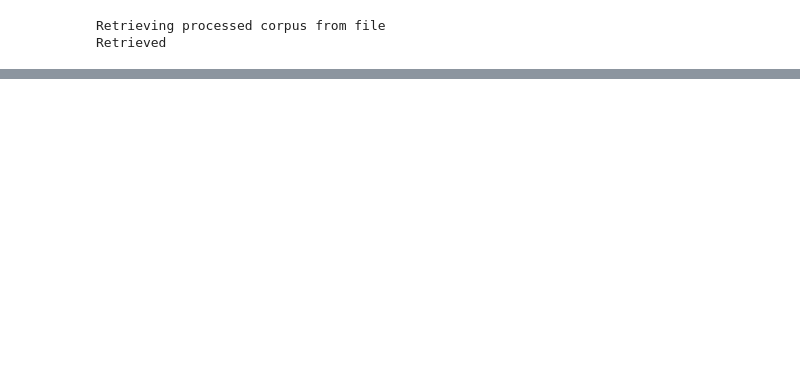
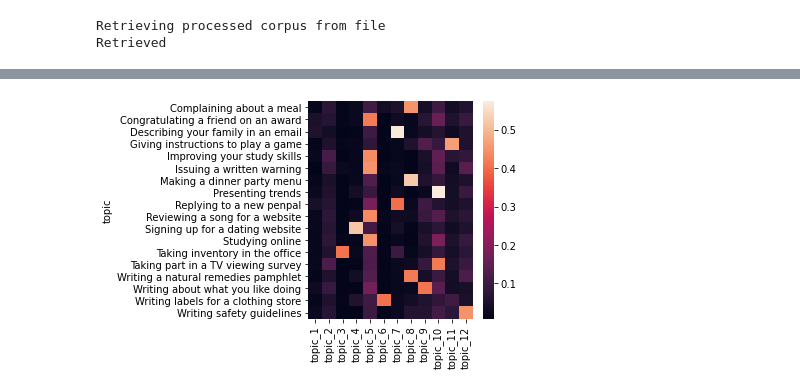
Before and after one commit to langdonholmes/efcamdat-data-cleaning, a Jupyter notebook: TopicModellingPrep.ipynb, the cells around one changed output, grey strips where cells are left out. Cells and saved outputs as stored; diff of their text form; code cells hidden in the pictures; blank space fills up the shorter version.

```diff
--- a/TopicModellingPrep.ipynb
+++ b/TopicModellingPrep.ipynb
@@ -83,13 +127,11 @@ def compute_bigrams(processed_docs):
                 processed_docs[idx].append(token)
     return processed_docs
 # %%
-import os.path # Directories, gotta have em.
-
 processed_docs_filename = "processed_docs.json"
 
 if os.path.isfile(processed_docs_filename):
     print('Retrieving processed corpus from file')
-    with open('processed_docs.json') as f:
+    with open(processed_docs_filename) as f:
         processed_docs = json.load(f)
     print('Retrieved')
 else:
@@ -98,6 +140,8 @@ else:
     reduced_docs = reduce_tokens(spacy_docs)
     processed_docs = compute_bigrams(reduced_docs)
     print('Corpus Processed.')
+    with open(processed_docs_filename, 'w') as f:
+        json.dump(processed_docs, f)
 # %% [output]
 Retrieving processed corpus from file
 Retrieved
@@ -165,0 +254,19 @@ topic
+# %%
+# join efcamdat data to topic data
+full_df = na_dropped.join(topics_by_sample, how =  'outer')
+
+# save to pickle
+# full_df.to_pickle(pkl_filename)
+
+# coerce grade column to integers
+full_df['grade'] = pd.to_numeric(full_df['grade'].astype(str), errors='coerce').fillna(0).astype(int)
+full_df['lvl'] = pd.to_numeric(full_df['lvl'].astype(str), errors='coerce').fillna(0).astype(int)
+
+# create full correlations table
+topic_corrs = full_df.corr()
+# display(topic_corrs)
+
+# create targeted correlations tables
+# topic_corrs = df.corrwith(full_df['grade'])
+# topic_corrs = df.corrwith(full_df['lvl'])
+# display(topic_corrs)
@@ -165,0 +304,7 @@ topic
+# %%
+# Create a dataframe for documents x topics
+col_list = ['topic']
+col_list.extend(topic_cols)
+display(col_list)
+topics_only = full_df[col_list]
+display(topics_only)
@@ -165,0 +338,15 @@ topic
+# %%
+mean_topic = topics_only.groupby(['topic']).mean()
+# display(mean_topic[(mean_topic > .45).any(1)])
+
+ax = sns.heatmap(mean_topic[(mean_topic > .4).any(1)])
+plt.tight_layout()
+plt.show(ax)
+
+# full_df['topic_id'] = pd.to_numeric(full_df['topic_id'].astype(str), errors='coerce').fillna(0).astype(int)
+# sns.regplot(x=full_df.topic_3, y=full_df.topic.astype(str), logistic=True)
+
+# fig = ax.get_figure()
+# fig.savefig('prompt_topic_heatmap_{n}.png'.format(n = num_topics))
+# %% [output]
+[figure, added]
```
Also changed, not shown: parts of 27 cells of this notebook, 3 other files.
